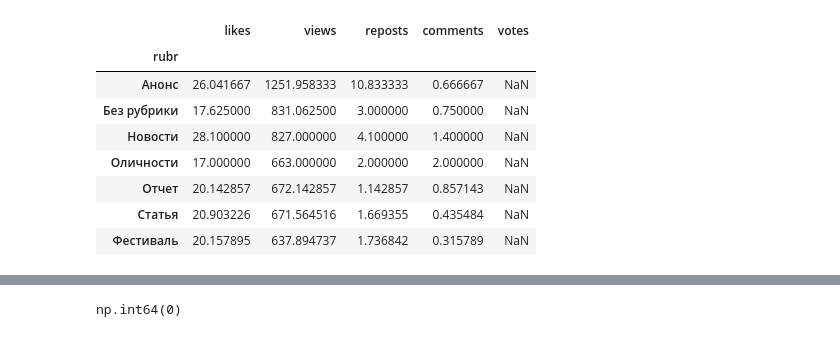
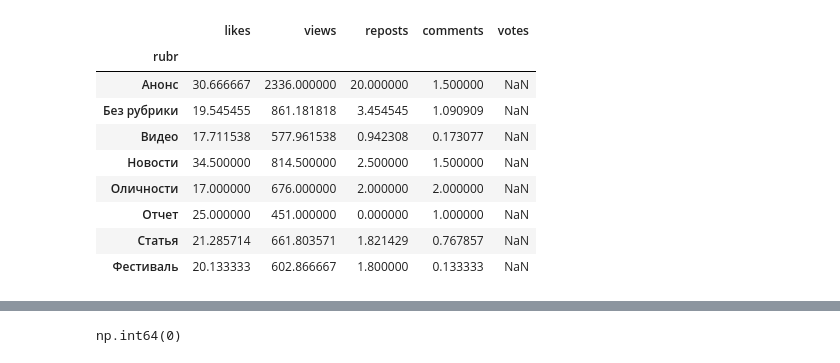
Before and after one commit to xxD1XY/dashboard_vk, a Jupyter notebook: eda_vk_dashboard.ipynb, the cells around one changed output, grey strips where cells are left out. Drawn from its saved outputs; the diff is of its cells as text; code cells hidden in the pictures.

```diff
--- a/eda_vk_dashboard.ipynb
+++ b/eda_vk_dashboard.ipynb
@@ -142,0 +159,3 @@ data
+# %%
+row = data.loc[data['id'] == 990]
+print(row)
@@ -219,6 +261,7 @@ dict_of_rubr = {
     'Новости':['новости',],
     'Фестиваль':['кинофестиваль', 'технокино'],
     'Оличности':['оличности', 'о личности'],
+    'Видео': []
 }
 # %%
 # Преобразуем словарь с рубриками к удобному для работы виду
@@ -244,18 +272,32 @@ def equality(x, df):
+# %%
+# Объединенная функция для подбора рубрики для постов по хэштегам и вложениям
+def assign_rubr(row, df):
+    # Проверяем наличие видео во вложениях
+    if 'video' in row['attachments']:
+        return 'Видео'
+
+    # Если видео нет, ищем соответствие рубрике по хэштегам
+    for tag in row['tags']:
+        if tag in list(df.word):
+            return df.set_index('word').loc[tag, :].values[0]
+
+    # Если не найдено соответствие ни по вложениям, ни по хэштегам
+    return 'Без рубрики'
 # %%
-# Применяем функию по подбору рубрик к нашему батафрейму
-data['rubr'] = equality(data.tags, rubr_df)
+# Применение функции assign_rubr к каждому ряду датафрейма
+data['rubr'] = data.apply(lambda row: assign_rubr(row, rubr_df), axis=1)
 # Создаем новый датафрейм со средними значениями данных по метрикам активности пользователей для каждой рубрики
-data_avg = data[['rubr', 'likes', 'views', 'reposts', 'comments', 'votes']]\
-    .groupby('rubr')\
-    .agg('mean')
+data_avg = data[['rubr', 'likes', 'views', 'reposts', 'comments', 'votes']].groupby('rubr').agg('mean')
+
 data_avg
 # %% [output]
 |  | likes | views | reposts | comments | votes |
 | rubr |  |  |  |  |  |
-| Анонс | 26.041667 | 1251.958333 | 10.833333 | 0.666667 | NaN |
-| Без рубрики | 17.625000 | 831.062500 | 3.000000 | 0.750000 | NaN |
-| Новости | 28.100000 | 827.000000 | 4.100000 | 1.400000 | NaN |
-| Оличности | 17.000000 | 663.000000 | 2.000000 | 2.000000 | NaN |
-| Отчет | 20.142857 | 672.142857 | 1.142857 | 0.857143 | NaN |
-| Статья | 20.903226 | 671.564516 | 1.669355 | 0.435484 | NaN |
-| Фестиваль | 20.157895 | 637.894737 | 1.736842 | 0.315789 | NaN |
+| Анонс | 30.666667 | 2336.000000 | 20.000000 | 1.500000 | NaN |
+| Без рубрики | 19.545455 | 861.181818 | 3.454545 | 1.090909 | NaN |
+| Видео | 17.711538 | 577.961538 | 0.942308 | 0.173077 | NaN |
+| Новости | 34.500000 | 814.500000 | 2.500000 | 1.500000 | NaN |
+| Оличности | 17.000000 | 676.000000 | 2.000000 | 2.000000 | NaN |
+| Отчет | 25.000000 | 451.000000 | 0.000000 | 1.000000 | NaN |
+| Статья | 21.285714 | 661.803571 | 1.821429 | 0.767857 | NaN |
+| Фестиваль | 20.133333 | 602.866667 | 1.800000 | 0.133333 | NaN |
```
Also changed, not shown: parts of 28 cells of this notebook, 1 other file.
